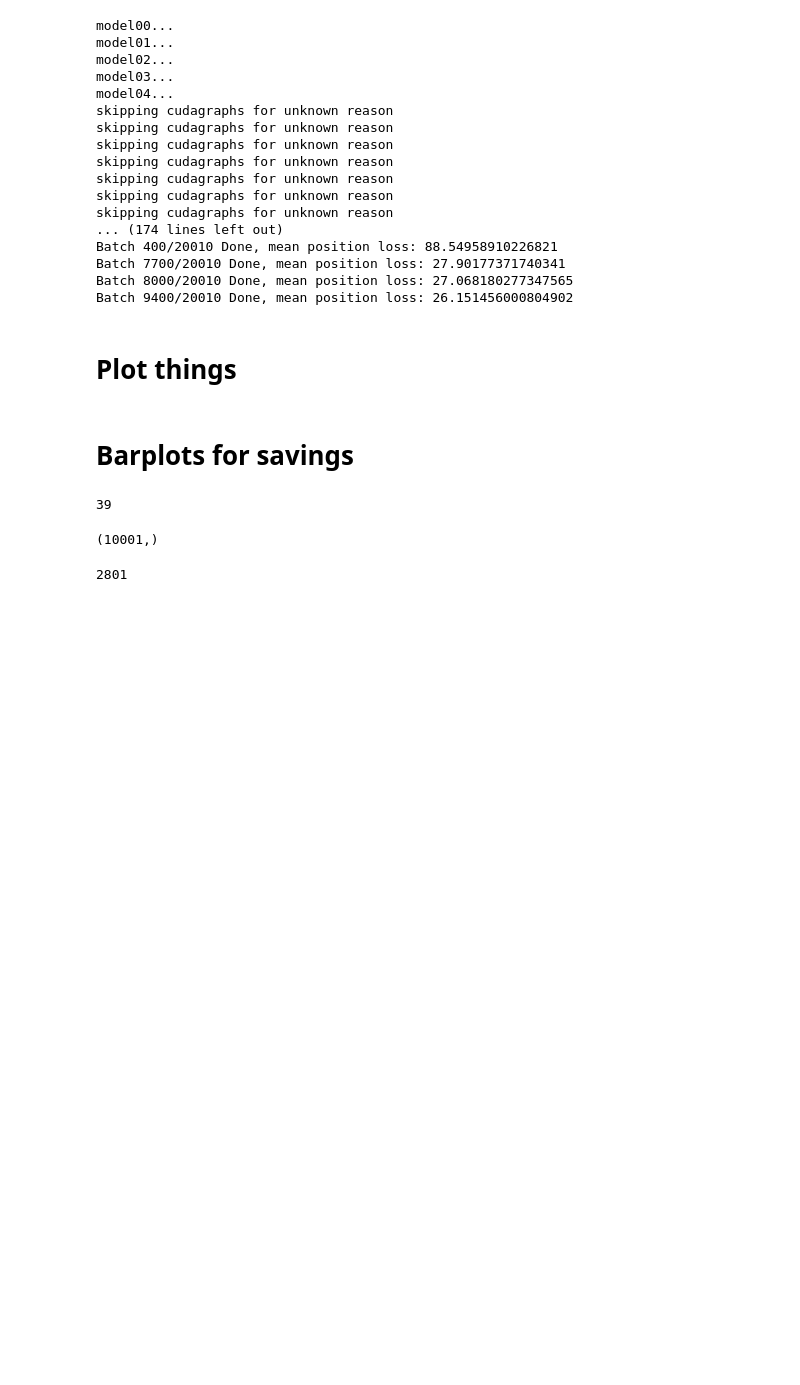
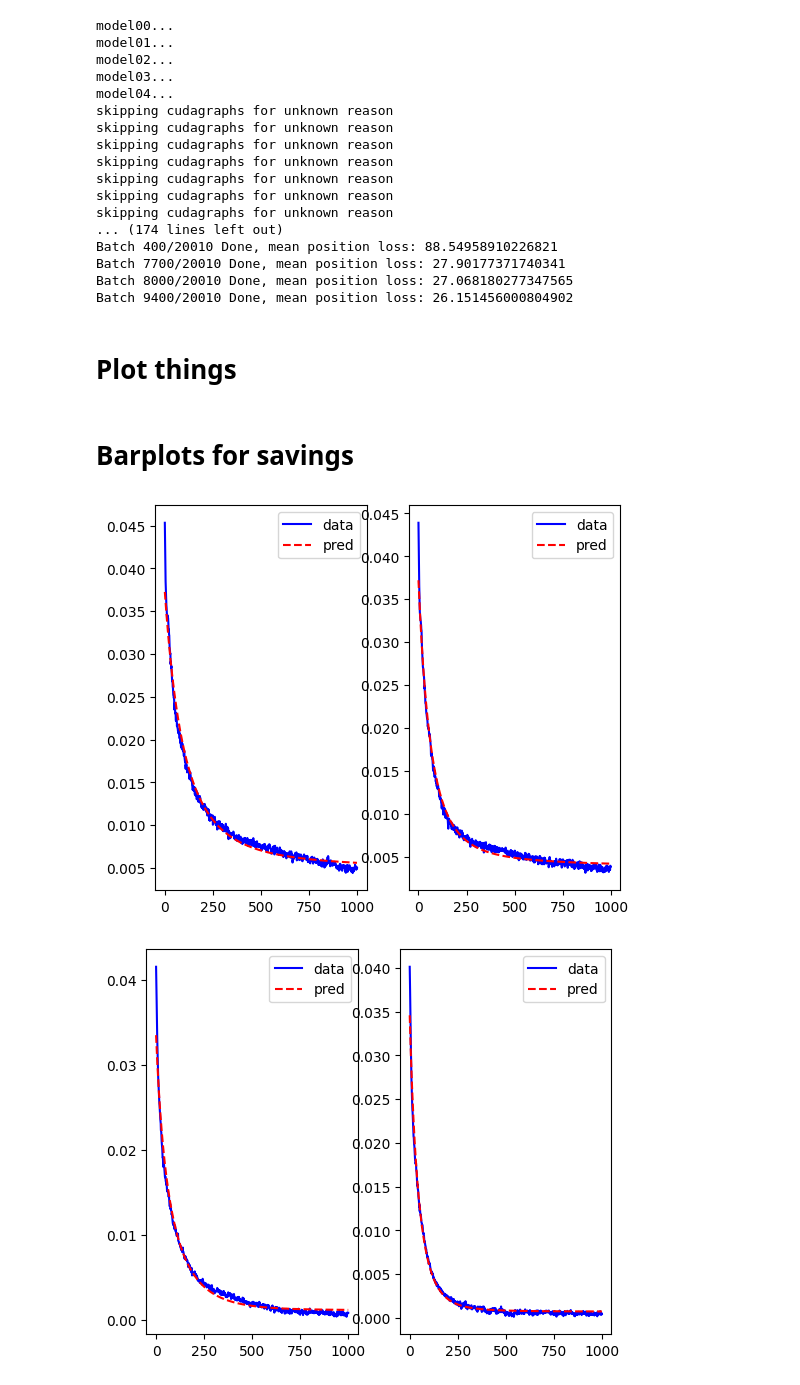
Before and after one commit to mshahbazi1997/MotorSavingModel, a Jupyter notebook: notebooks/result.ipynb, the cells around one changed output. Cells and saved outputs as stored; diff of their text form; code cells hidden in the pictures; blank space fills up the shorter version.

```diff
--- a/notebooks/result.ipynb
+++ b/notebooks/result.ipynb
@@ -87,15 +89,11 @@ loss = get_loss(folder_name,num_model,phases,loss_type=loss_type,w=1,target=None
 # %% [markdown]
 # Barplots for savings
-# %%
-len(loss['FF2'])
-# %% [output]
-39
-# %%
-import numpy as np
-np.mean(loss['NF1'], axis=0).shape
-# %% [output]
-(10001,)
-# %%
-len(loss['NF1'][19])
-# %% [output]
-2801
+# %%
+from utils import init_and_rate
+num_model = 20
+folder_name_init = 'Sim_all'
+D = init_and_rate(folder_name_init,[16,32,64,128],num_model,loss_type='lateral',check_fit=True)
+D.to_csv(base_dir+'/loss.csv',index=False)
+# %% [output]
+[figure, added]
+[figure, added]
```
Also changed, not shown: parts of 9 cells of this notebook, 4 other files.
